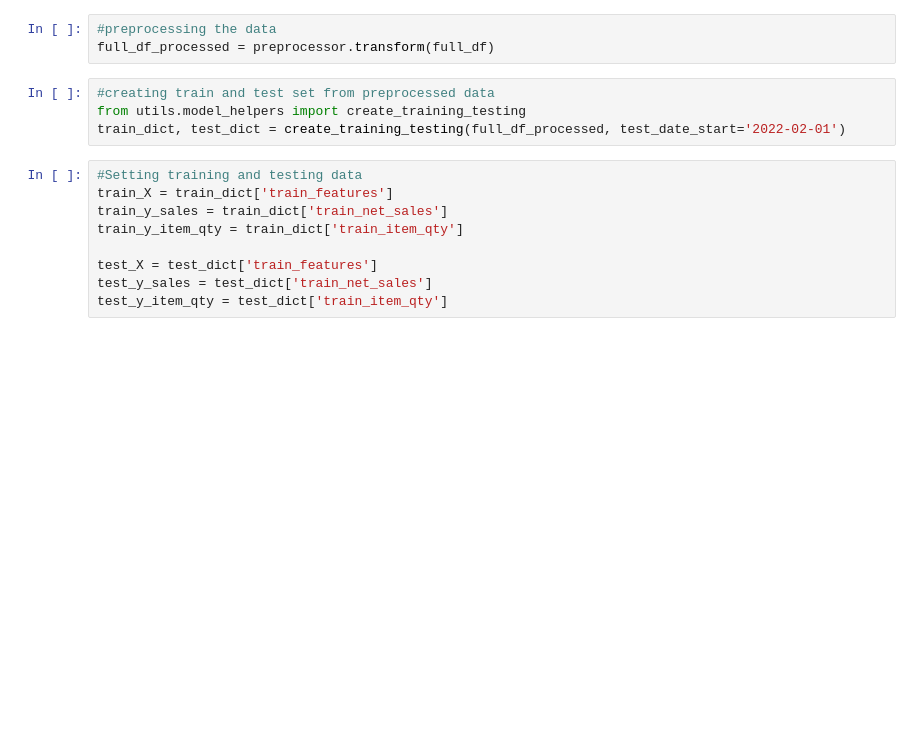
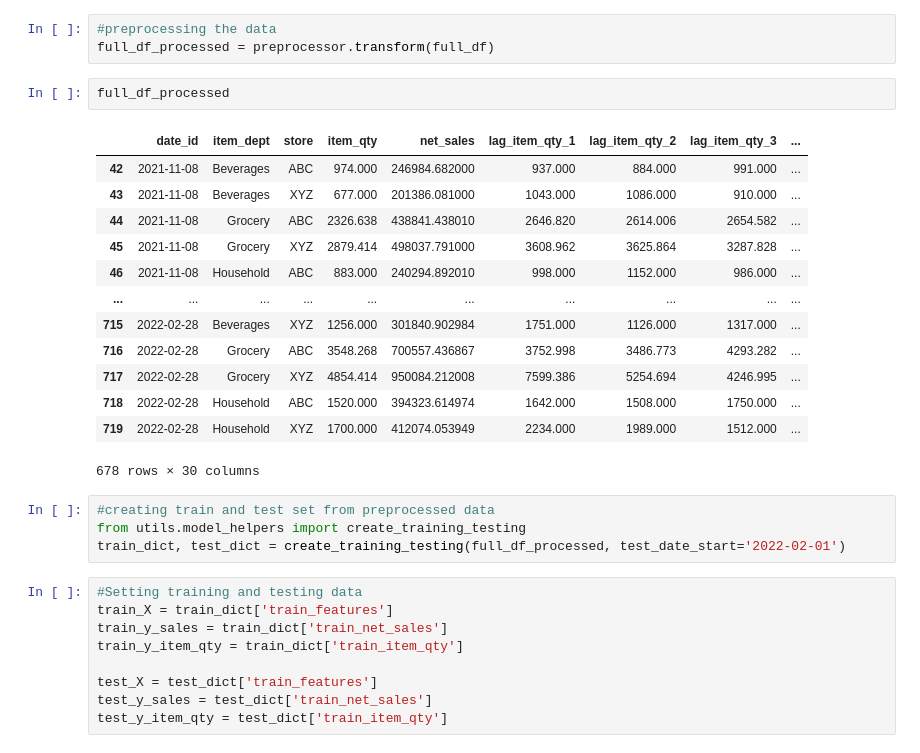
Before and after one commit to Vaseekaran-V/ML_CW, a Jupyter notebook: src/notebooks/full_model_run.ipynb, the cells around one changed output. Saved outputs shown, nothing was run; the diff lists cells and outputs as text; blank space fills up the shorter version.

Commit message:
modified final notebook full flow

```diff
--- a/src/notebooks/full_model_run.ipynb
+++ b/src/notebooks/full_model_run.ipynb
@@ -25,6 +41,22 @@ full_df = pd.concat([train_df, test_df])
 # %%
 #preprocessing the data
 full_df_processed = preprocessor.transform(full_df)
+# %%
+full_df_processed
+# %% [output]
+|  | date_id | item_dept | store | item_qty | net_sales | lag_item_qty_1 | lag_item_qty_2 | lag_item_qty_3 | ... |
+| 42 | 2021-11-08 | Beverages | ABC | 974.000 | 246984.682000 | 937.000 | 884.000 | 991.000 | ... |
+| 43 | 2021-11-08 | Beverages | XYZ | 677.000 | 201386.081000 | 1043.000 | 1086.000 | 910.000 | ... |
+| 44 | 2021-11-08 | Grocery | ABC | 2326.638 | 438841.438010 | 2646.820 | 2614.006 | 2654.582 | ... |
+| 45 | 2021-11-08 | Grocery | XYZ | 2879.414 | 498037.791000 | 3608.962 | 3625.864 | 3287.828 | ... |
+| 46 | 2021-11-08 | Household | ABC | 883.000 | 240294.892010 | 998.000 | 1152.000 | 986.000 | ... |
+| ... | ... | ... | ... | ... | ... | ... | ... | ... | ... |
+| 715 | 2022-02-28 | Beverages | XYZ | 1256.000 | 301840.902984 | 1751.000 | 1126.000 | 1317.000 | ... |
+| 716 | 2022-02-28 | Grocery | ABC | 3548.268 | 700557.436867 | 3752.998 | 3486.773 | 4293.282 | ... |
+| 717 | 2022-02-28 | Grocery | XYZ | 4854.414 | 950084.212008 | 7599.386 | 5254.694 | 4246.995 | ... |
+| 718 | 2022-02-28 | Household | ABC | 1520.000 | 394323.614974 | 1642.000 | 1508.000 | 1750.000 | ... |
+| 719 | 2022-02-28 | Household | XYZ | 1700.000 | 412074.053949 | 2234.000 | 1989.000 | 1512.000 | ... |
+678 rows × 30 columns
 # %%
 #creating train and test set from preprocessed data
 from utils.model_helpers import create_training_testing
```
Also changed, not shown: parts of 1 cell of this notebook.
